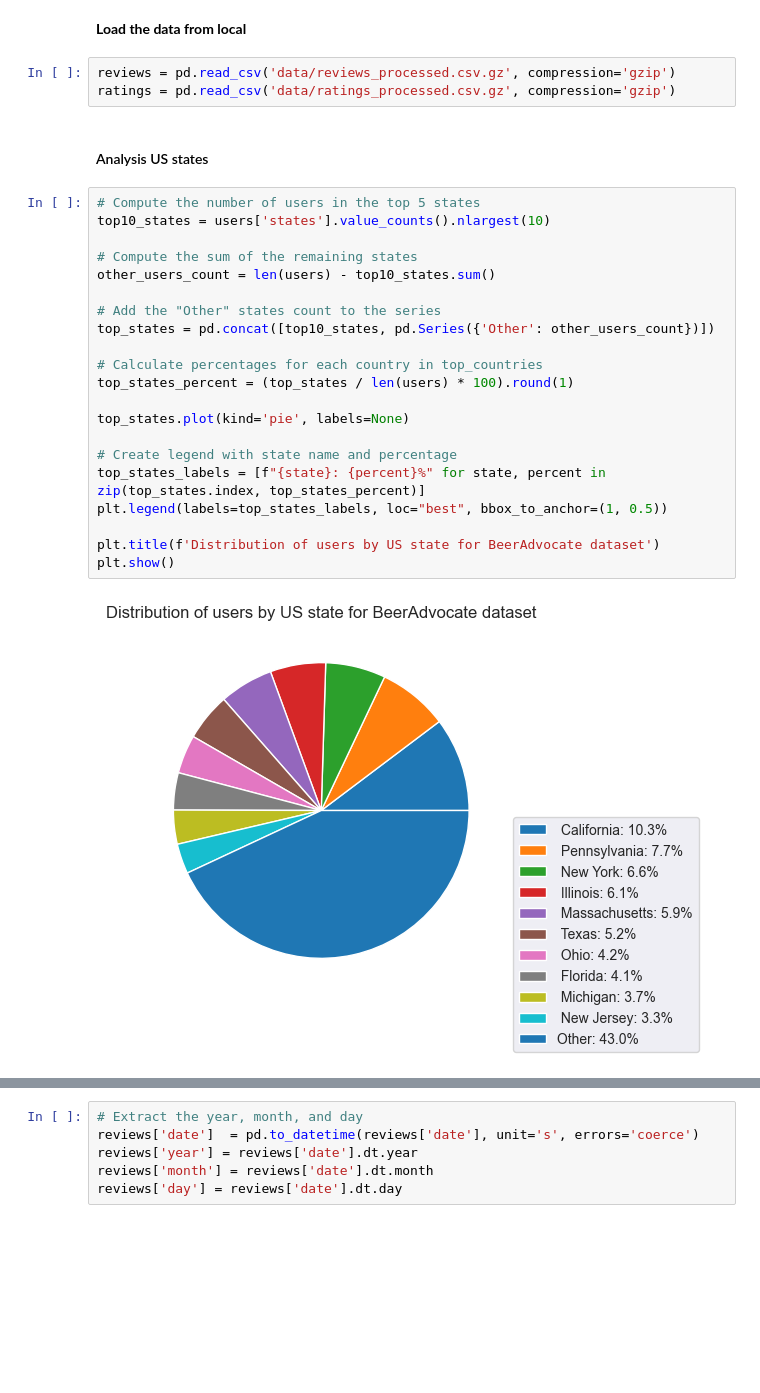
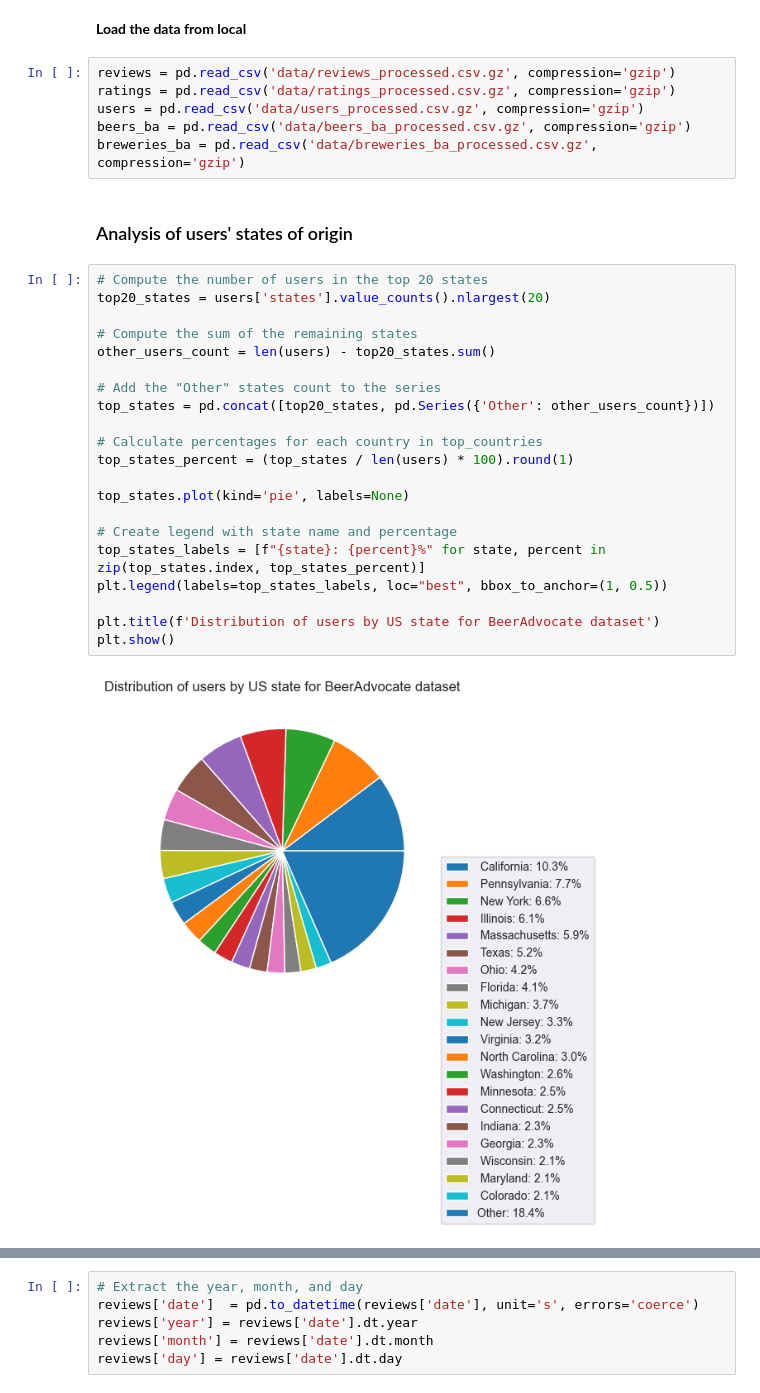
Before and after one commit to epfl-ada/ada-2024-project-databrewers, a Jupyter notebook: final_pauline.ipynb, the cells around one changed output, grey strips where cells are left out. Saved outputs shown, nothing was run; the diff lists cells and outputs as text; blank space fills up the shorter version.

Commit message:
data preprocessing

```diff
--- a/final_pauline.ipynb
+++ b/final_pauline.ipynb
@@ -308,30 +271,33 @@ ratings.to_csv('data/ratings_processed.csv.gz', index=False, compression='gzip')
 # %%
 reviews = pd.read_csv('data/reviews_processed.csv.gz', compression='gzip')
 ratings = pd.read_csv('data/ratings_processed.csv.gz', compression='gzip')
+users = pd.read_csv('data/users_processed.csv.gz', compression='gzip')
+beers_ba = pd.read_csv('data/beers_ba_processed.csv.gz', compression='gzip')
+breweries_ba = pd.read_csv('data/breweries_ba_processed.csv.gz', compression='gzip')
 # %% [markdown]
-#### Analysis US states
+### Analysis of users' states of origin
 # %%
-# Compute the number of users in the top 5 states
-top10_states = users['states'].value_counts().nlargest(10)
+# Compute the number of users in the top 20 states
+top20_states = users['states'].value_counts().nlargest(20)
 
 # Compute the sum of the remaining states
-other_users_count = len(users) - top10_states.sum()
+other_users_count = len(users) - top20_states.sum()
 
 # Add the "Other" states count to the series
-top_states = pd.concat([top10_states, pd.Series({'Other': other_users_count})])
+top_states = pd.concat([top20_states, pd.Series({'Other': other_users_count})])
 
 # Calculate percentages for each country in top_countries
 top_states_percent = (top_states / len(users) * 100).round(1)
 
 top_states.plot(kind='pie', labels=None)
 
 # Create legend with state name and percentage
 top_states_labels = [f"{state}: {percent}%" for state, percent in zip(top_states.index, top_states_percent)]
 plt.legend(labels=top_states_labels, loc="best", bbox_to_anchor=(1, 0.5))
 
 plt.title(f'Distribution of users by US state for BeerAdvocate dataset')
 plt.show()
 # %% [output]
-[figure, old version]
+[figure, new version]
 # %% [markdown]
 There is considerable diversity in the origins of U.S. users, with 10.3% from California, a generally warmer region, and 7.7% and 6.6% from Pennsylvania and New York, respectively, where colder climates are common.
```
Also changed, not shown: parts of 51 cells of this notebook, 1 other file.
